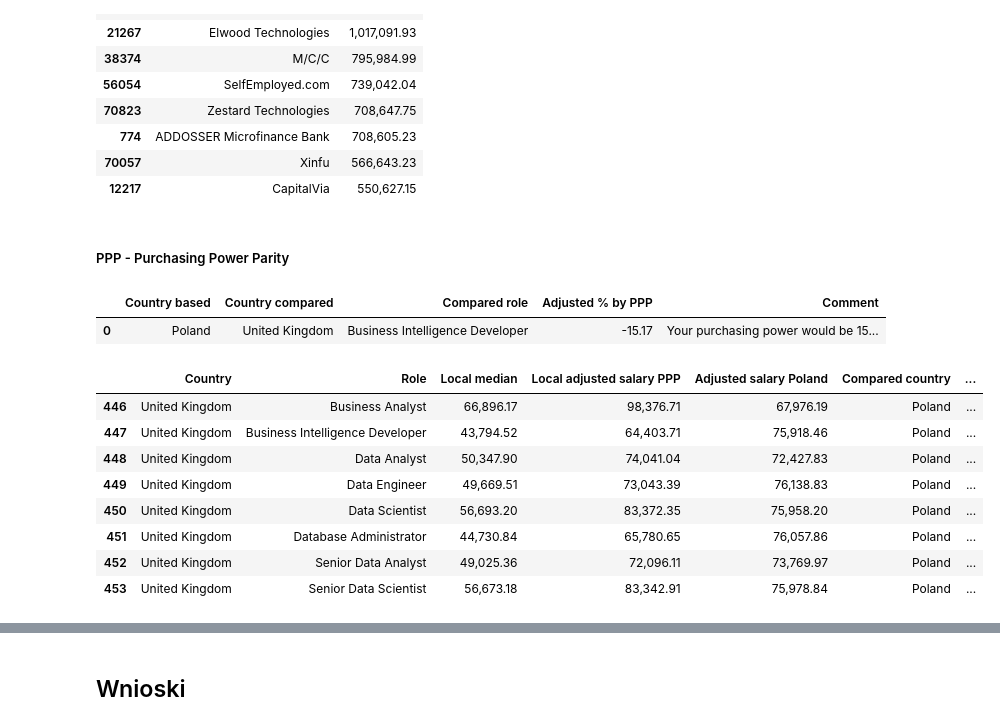
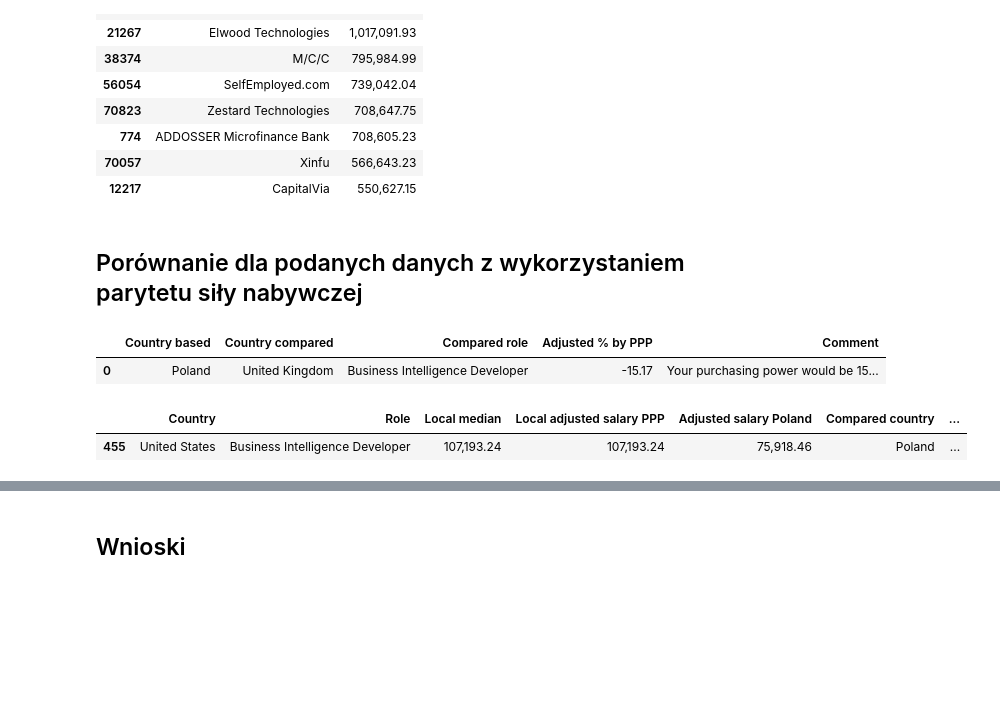
Before and after one commit to pstano1/salaries-in-data-analysis, a Jupyter notebook: raport.ipynb, the cells around one changed output, grey strips where cells are left out. Saved outputs shown, nothing was run; the diff lists cells and outputs as text; code cells hidden in the pictures; blank space fills up the shorter version.

```diff
--- a/raport.ipynb
+++ b/raport.ipynb
@@ -511,8 +512,8 @@ best_by_company.head(10)
 | 774 | ADDOSSER Microfinance Bank | 708,605.23 |
 | 70057 | Xinfu | 566,643.23 |
 | 12217 | CapitalVia | 550,627.15 |
-# %% [markdown]
-##### PPP - Purchasing Power Parity
+# %% [markdown]
+## Porównanie dla podanych danych z wykorzystaniem parytetu siły nabywczej
 # %%
 ppp_data = pd.read_csv('./purchasing-power-parity-by-country-2024.csv')
 ppp_data = ppp_data[['country', 'PppINT']]
@@ -527,40 +528,30 @@ compared_salary('Poland', 'United Kingdom', 'Business Intelligence Developer', g
 # %%
 grouped_original_data_2 = grouped_original_data.merge(ppp_data, how='inner', left_on='country', right_on = 'country')
 
 grouped_original_data_2['Adjusted salary PPP'] = grouped_original_data_2.apply(lambda row:  row['median'] / row['PppINT']  , axis=1)
 
-poland_set = grouped_original_data_2.query('country == "Poland"')
+poland_set = grouped_original_data_2.query(f'country == "{country_of_origin}"')
 
 poland_set = poland_set[['Adjusted salary PPP', 'country', 'role']]
-poland_set.rename(columns ={'Adjusted salary PPP' : 'Adjusted salary Poland'}, inplace=True)
+poland_set.rename(columns ={'Adjusted salary PPP' : f'Adjusted salary {country_of_origin}'}, inplace=True)
 
 grouped_original_data_2 = grouped_original_data_2.merge(poland_set, how = 'inner', left_on= 'role', right_on='role')
 
-# # różnica opłacalności pracy w danym kraju zdalnie dla Polski lub dla firmy lokalnej
 
 grouped_original_data_2['Difference in adjusted salary'] = grouped_original_data_2.apply(lambda row: row['Adjusted salary PPP'] - row['Adjusted salary Poland']  , axis=1 )
 
 
-comparison_set = grouped_original_data_2[['country_x', 'role', 'median', 'Adjusted salary PPP', 'Adjusted salary Poland', 'country_y', 'Difference in adjusted salary']].copy()
+comparison_set = grouped_original_data_2[['country_x', 'role', 'median', 'Adjusted salary PPP', f'Adjusted salary {country_of_origin}', 'country_y', 'Difference in adjusted salary']].copy()
 comparison_set.rename(columns = {'country_x': 'Country','role' : 'Role', 'median': 'Local median', 'Adjusted salary PPP' : 'Local adjusted salary PPP','country_y': 'Compared country'}, inplace=True)
 
-comparison_set.query('Country == "United Kingdom"')
-
-#mna z różcnicą procentową
+comparison_set.query(f'Country == "{desired_destination_country}" and Role == "{my_role}"')
 
 
 #                 __
 #                |  |
 #-------------__ |  |------
 #            |  ||  |
 #            |  ||  |
 # %% [output]
 |  | Country | Role | Local median | Local adjusted salary PPP | Adjusted salary Poland | Compared country | ... |
-| 446 | United Kingdom | Business Analyst | 66,896.17 | 98,376.71 | 67,976.19 | Poland | ... |
-| 447 | United Kingdom | Business Intelligence Developer | 43,794.52 | 64,403.71 | 75,918.46 | Poland | ... |
-| 448 | United Kingdom | Data Analyst | 50,347.90 | 74,041.04 | 72,427.83 | Poland | ... |
-| 449 | United Kingdom | Data Engineer | 49,669.51 | 73,043.39 | 76,138.83 | Poland | ... |
-| 450 | United Kingdom | Data Scientist | 56,693.20 | 83,372.35 | 75,958.20 | Poland | ... |
-| 451 | United Kingdom | Database Administrator | 44,730.84 | 65,780.65 | 76,057.86 | Poland | ... |
-| 452 | United Kingdom | Senior Data Analyst | 49,025.36 | 72,096.11 | 73,769.97 | Poland | ... |
-| 453 | United Kingdom | Senior Data Scientist | 56,673.18 | 83,342.91 | 75,978.84 | Poland | ... |
+| 455 | United States | Business Intelligence Developer | 107,193.24 | 107,193.24 | 75,918.46 | Poland | ... |
```
Also changed, not shown: parts of 4 cells of this notebook.
